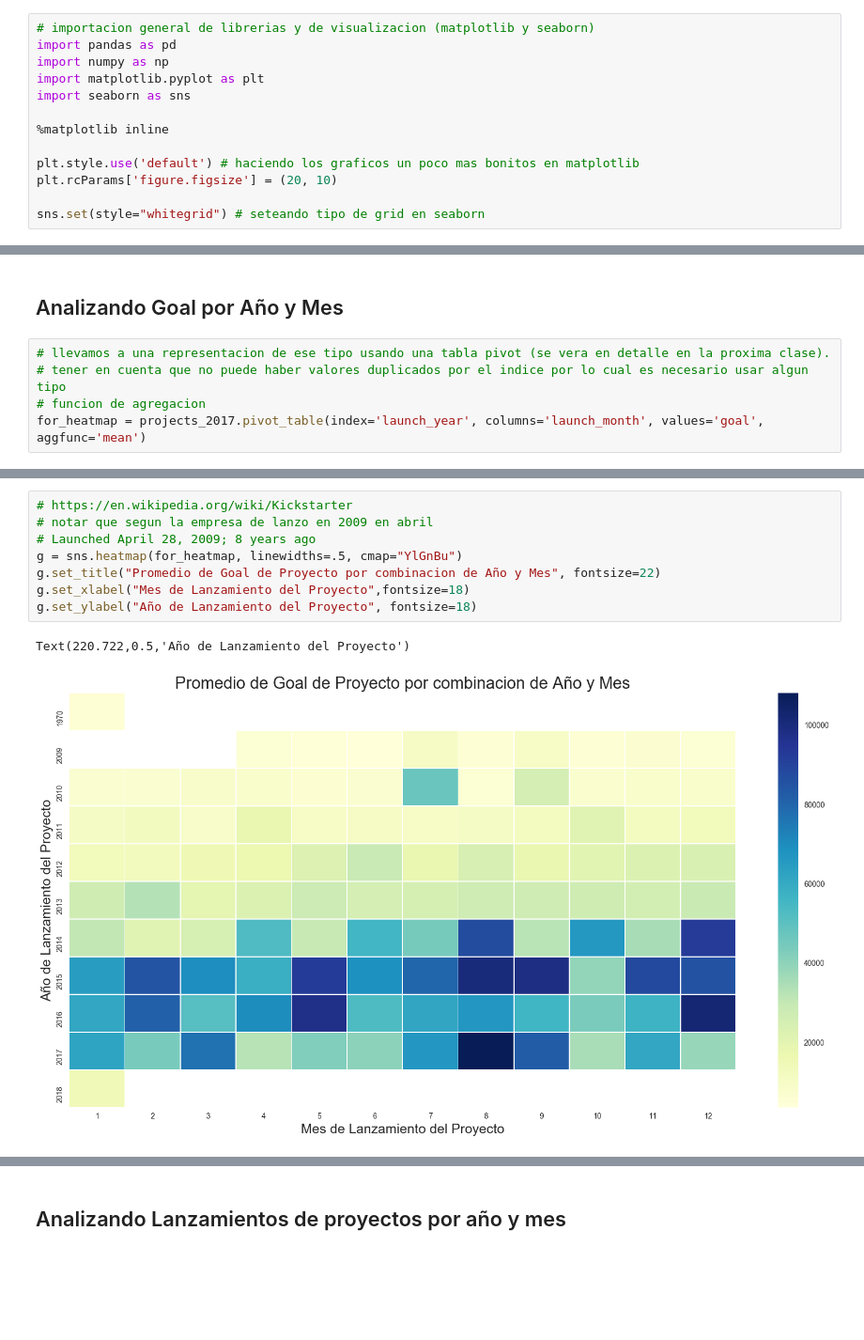
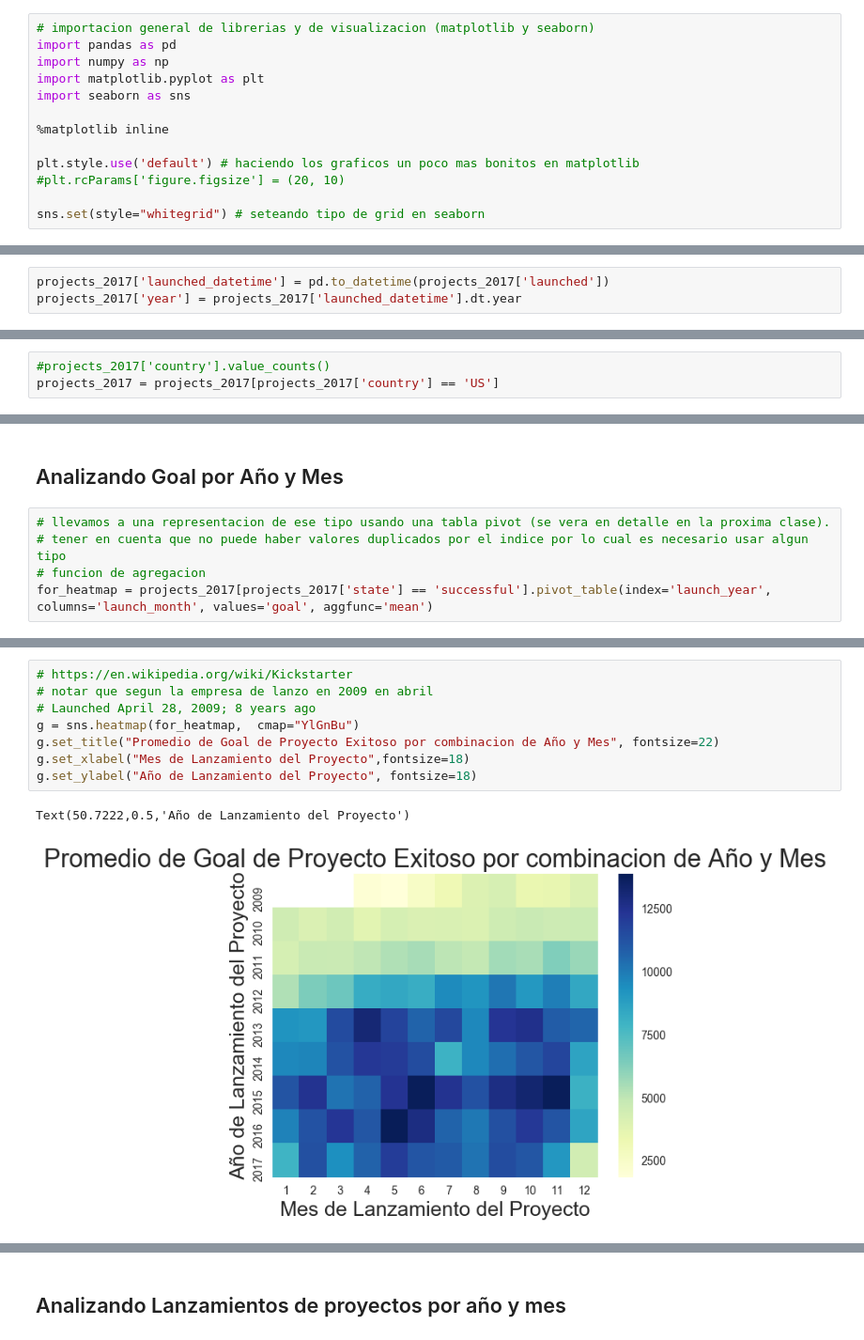
Before and after one commit to idontdomath/datos-exploratory-data-analysis, a Jupyter notebook: 2018-class02/01-kickstarter-projects.ipynb, the cells around one changed output, grey strips where cells are left out. Shown at 94% size. Saved outputs shown, nothing was run; the diff lists cells and outputs as text; blank space fills up the shorter version.

```diff
--- a/2018-class02/01-kickstarter-projects.ipynb
+++ b/2018-class02/01-kickstarter-projects.ipynb
@@ -48,7 +47,7 @@ import seaborn as sns
 %matplotlib inline
 
 plt.style.use('default') # haciendo los graficos un poco mas bonitos en matplotlib
-plt.rcParams['figure.figsize'] = (20, 10)
+#plt.rcParams['figure.figsize'] = (20, 10)
 
 sns.set(style="whitegrid") # seteando tipo de grid en seaborn
 # %% [markdown]
@@ -159,3 +160,6 @@ projects_2017['launched'].head()
 3    2012-03-17 03:24:11
 4    2015-07-04 08:35:03
 Name: launched, dtype: object
+# %%
+projects_2017['launched_datetime'] = pd.to_datetime(projects_2017['launched'])
+projects_2017['year'] = projects_2017['launched_datetime'].dt.year
@@ -245,3 +270,6 @@ projects_2017.describe(include='all')
 | 50% | 1.075276e+09 | NaN | NaN | NaN | NaN | NaN | 5.200000e+03 | NaN | 6.200000e+02 | NaN | ... |
 | 75% | 1.610149e+09 | NaN | NaN | NaN | NaN | NaN | 1.600000e+04 | NaN | 4.076000e+03 | NaN | ... |
 | max | 2.147476e+09 | NaN | NaN | NaN | NaN | NaN | 1.000000e+08 | NaN | 2.033899e+07 | NaN | ... |
+# %%
+#projects_2017['country'].value_counts()
+projects_2017 = projects_2017[projects_2017['country'] == 'US']
@@ -631,7 +693,7 @@ El heatmap es entonces una matriz en donde cada celda muestra el valor que toma
 # llevamos a una representacion de ese tipo usando una tabla pivot (se vera en detalle en la proxima clase).
 # tener en cuenta que no puede haber valores duplicados por el indice por lo cual es necesario usar algun tipo
 # funcion de agregacion
-for_heatmap = projects_2017.pivot_table(index='launch_year', columns='launch_month', values='goal', aggfunc='mean')
+for_heatmap = projects_2017[projects_2017['state'] == 'successful'].pivot_table(index='launch_year', columns='launch_month', values='goal', aggfunc='mean')
 # %%
 for_heatmap
 # %% [output]
@@ -651,11 +711,11 @@ for_heatmap
 # %%
 # https://en.wikipedia.org/wiki/Kickstarter
 # notar que segun la empresa de lanzo en 2009 en abril
 # Launched April 28, 2009; 8 years ago
-g = sns.heatmap(for_heatmap, linewidths=.5, cmap="YlGnBu")
-g.set_title("Promedio de Goal de Proyecto por combinacion de Año y Mes", fontsize=22)
+g = sns.heatmap(for_heatmap,  cmap="YlGnBu")
+g.set_title("Promedio de Goal de Proyecto Exitoso por combinacion de Año y Mes", fontsize=22)
 g.set_xlabel("Mes de Lanzamiento del Proyecto",fontsize=18)
 g.set_ylabel("Año de Lanzamiento del Proyecto", fontsize=18)
 # %% [output]
-Text(220.722,0.5,'Año de Lanzamiento del Proyecto')
+Text(50.7222,0.5,'Año de Lanzamiento del Proyecto')
-[figure, old version]
+[figure, new version]
```
Also changed, not shown: parts of 45 cells of this notebook, 1 other file.
